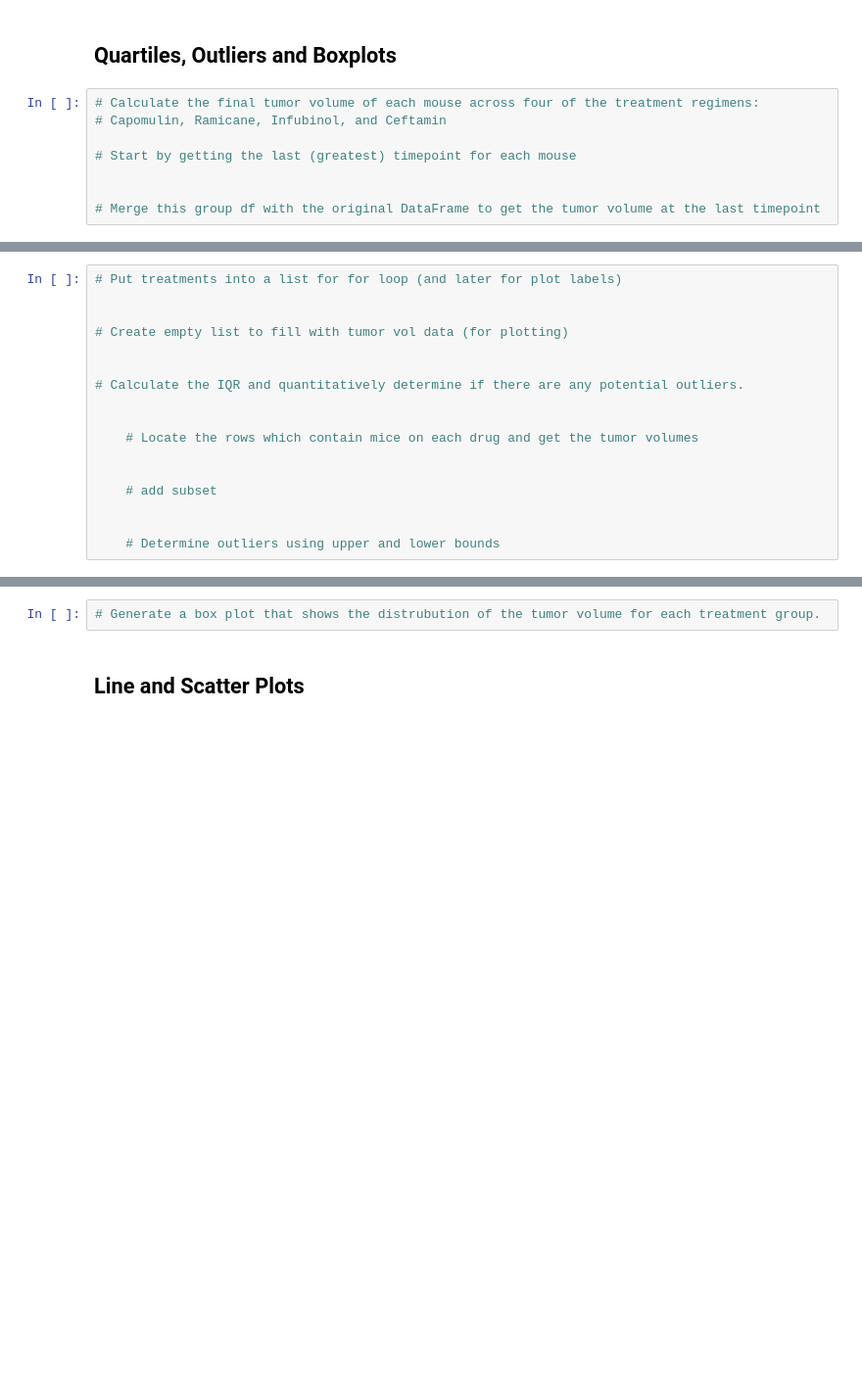
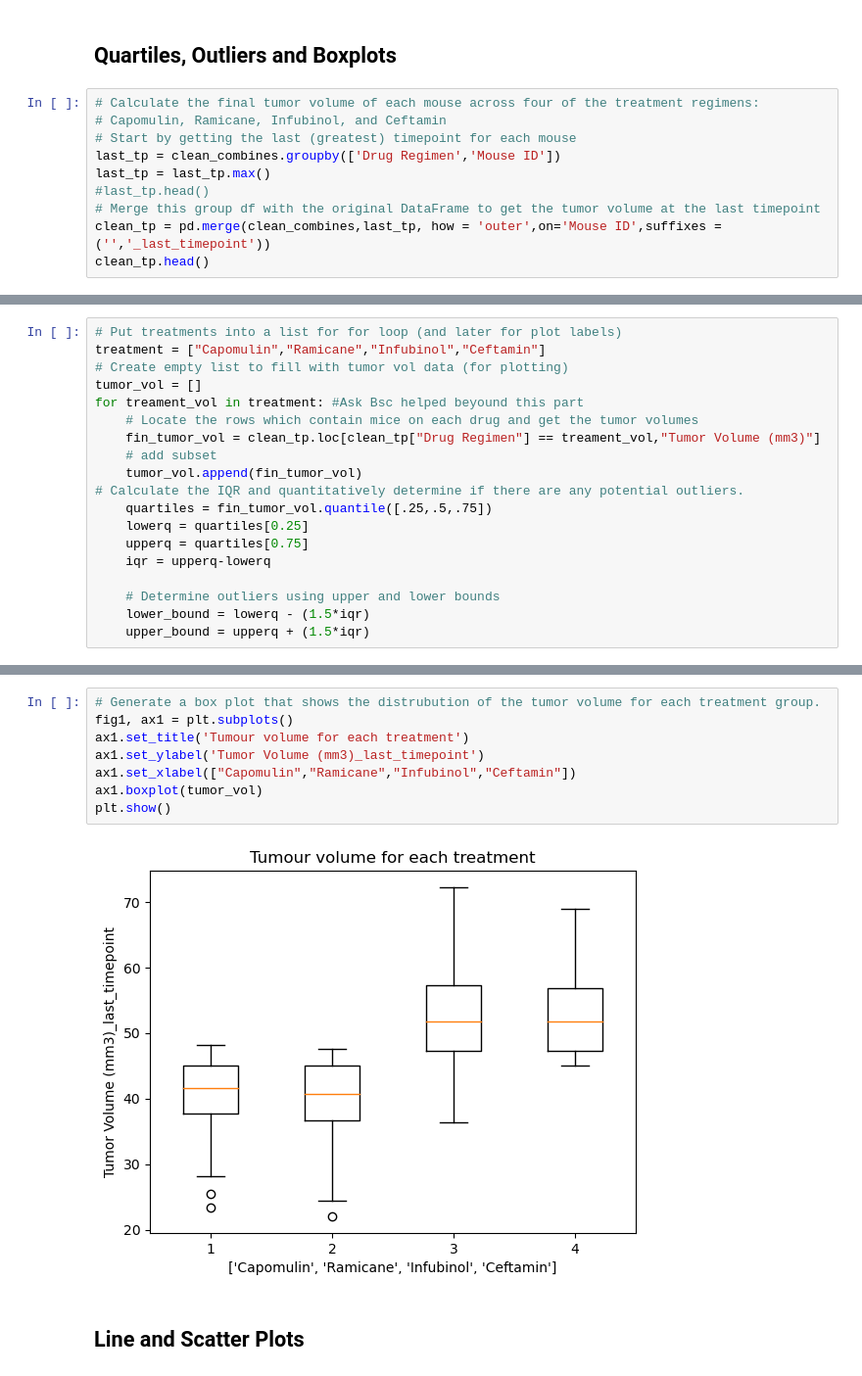
Before and after one commit to stephfer17/challeneg5, a Jupyter notebook: pymaceuticals_starter.ipynb, the cells around one changed output, grey strips where cells are left out. Shown: that part at 98% size. Cells and saved outputs as stored; diff of their text form; blank space fills up the shorter version.

Commit message:
Box plot was added started on final charts

```diff
--- a/pymaceuticals_starter.ipynb
+++ b/pymaceuticals_starter.ipynb
@@ -184,8 +184,10 @@ plt.show()
 # %%
 # Calculate the final tumor volume of each mouse across four of the treatment regimens:
 # Capomulin, Ramicane, Infubinol, and Ceftamin
-
 # Start by getting the last (greatest) timepoint for each mouse
-
-
+last_tp = clean_combines.groupby(['Drug Regimen','Mouse ID'])
+last_tp = last_tp.max()
+#last_tp.head()
 # Merge this group df with the original DataFrame to get the tumor volume at the last timepoint
+clean_tp = pd.merge(clean_combines,last_tp, how = 'outer',on='Mouse ID',suffixes =('','_last_timepoint'))
+clean_tp.head()
@@ -192,17 +201,19 @@ plt.show()
 # %%
 # Put treatments into a list for for loop (and later for plot labels)
-
-
+treatment = ["Capomulin","Ramicane","Infubinol","Ceftamin"]
 # Create empty list to fill with tumor vol data (for plotting)
-
-
+tumor_vol = []
+for treament_vol in treatment: #Ask Bsc helped beyound this part
+    # Locate the rows which contain mice on each drug and get the tumor volumes
+    fin_tumor_vol = clean_tp.loc[clean_tp["Drug Regimen"] == treament_vol,"Tumor Volume (mm3)"]
+    # add subset
+    tumor_vol.append(fin_tumor_vol)
 # Calculate the IQR and quantitatively determine if there are any potential outliers.
-
-
-    # Locate the rows which contain mice on each drug and get the tumor volumes
-
-
-    # add subset
-
+    quartiles = fin_tumor_vol.quantile([.25,.5,.75])
+    lowerq = quartiles[0.25]
+    upperq = quartiles[0.75]
+    iqr = upperq-lowerq
 
     # Determine outliers using upper and lower bounds
+    lower_bound = lowerq - (1.5*iqr)
+    upper_bound = upperq + (1.5*iqr)
@@ -209,5 +232,13 @@ plt.show()
 # %%
 # Generate a box plot that shows the distrubution of the tumor volume for each treatment group.
+fig1, ax1 = plt.subplots()
+ax1.set_title('Tumour volume for each treatment')
+ax1.set_ylabel('Tumor Volume (mm3)_last_timepoint')
+ax1.set_xlabel(["Capomulin","Ramicane","Infubinol","Ceftamin"])
+ax1.boxplot(tumor_vol)
+plt.show()
+# %% [output]
+[figure, added]
 # %% [markdown]
 ## Line and Scatter Plots
 # %%
```
Also changed, not shown: parts of 5 cells of this notebook.
